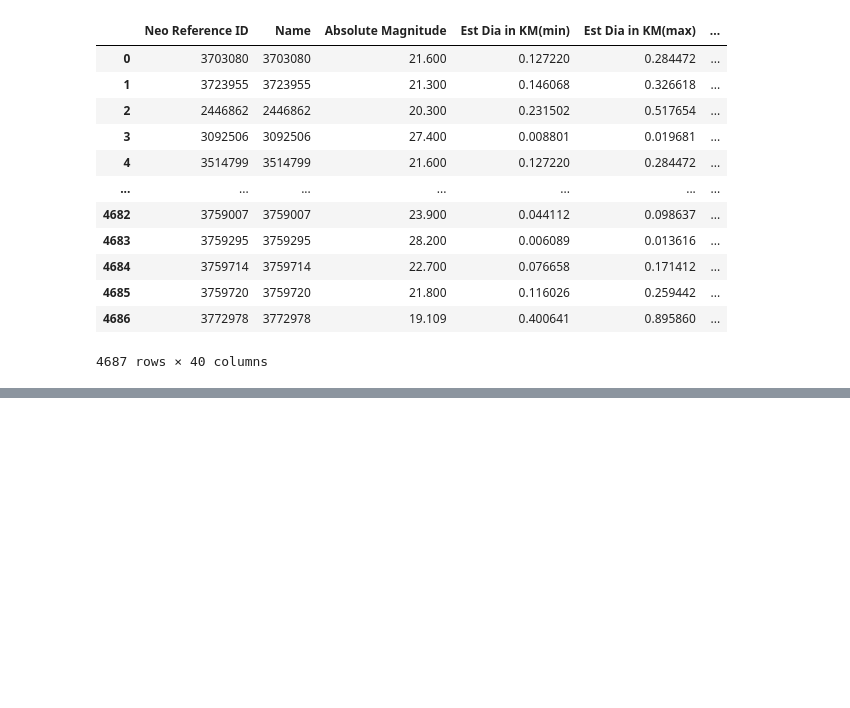
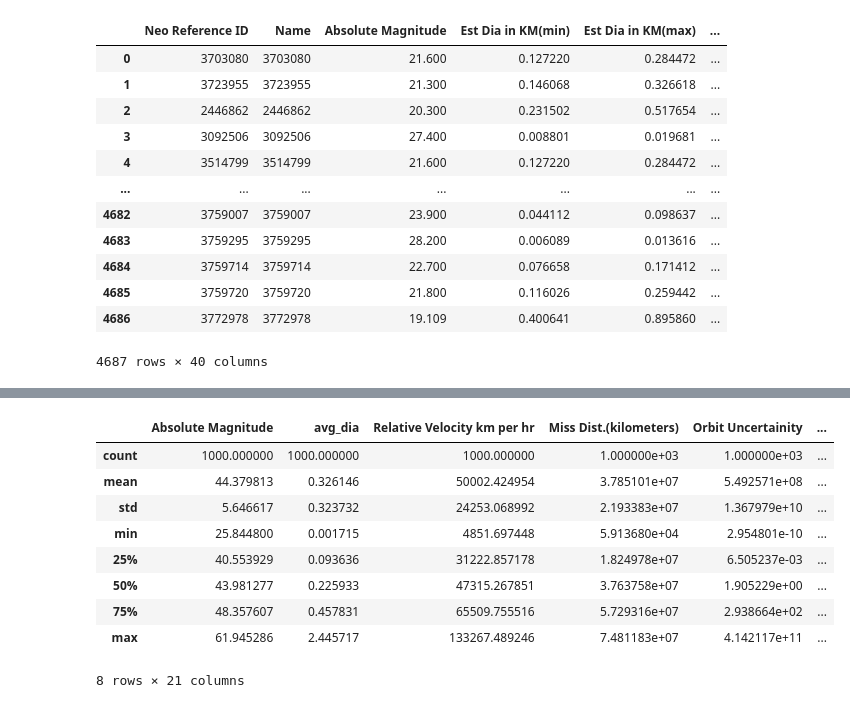
Before and after one commit to thepycoder/asteroid_example, a Jupyter notebook: experimentation/test_json.ipynb, the cells around one changed output, grey strips where cells are left out. Cells and saved outputs as stored; diff of their text form; code cells hidden in the pictures; blank space fills up the shorter version.

```diff
--- a/experimentation/test_json.ipynb
+++ b/experimentation/test_json.ipynb
@@ -48,0 +231,14 @@ b'{"y":[1.0000041723251343]}'
+# %%
+synthetic_df_drift = pd.DataFrame.from_dict(synthetic_data_drift)
+synthetic_df_drift.describe()
+# %% [output]
+|  | Absolute Magnitude | avg_dia | Relative Velocity km per hr | Miss Dist.(kilometers) | Orbit Uncertainity | ... |
+| count | 1000.000000 | 1000.000000 | 1000.000000 | 1.000000e+03 | 1.000000e+03 | ... |
+| mean | 44.379813 | 0.326146 | 50002.424954 | 3.785101e+07 | 5.492571e+08 | ... |
+| std | 5.646617 | 0.323732 | 24253.068992 | 2.193383e+07 | 1.367979e+10 | ... |
+| min | 25.844800 | 0.001715 | 4851.697448 | 5.913680e+04 | 2.954801e-10 | ... |
+| 25% | 40.553929 | 0.093636 | 31222.857178 | 1.824978e+07 | 6.505237e-03 | ... |
+| 50% | 43.981277 | 0.225933 | 47315.267851 | 3.763758e+07 | 1.905229e+00 | ... |
+| 75% | 48.357607 | 0.457831 | 65509.755516 | 5.729316e+07 | 2.938664e+02 | ... |
+| max | 61.945286 | 2.445717 | 133267.489246 | 7.481183e+07 | 4.142117e+11 | ... |
+8 rows × 21 columns
```
Also changed, not shown: parts of 12 cells of this notebook, 5 other files.
